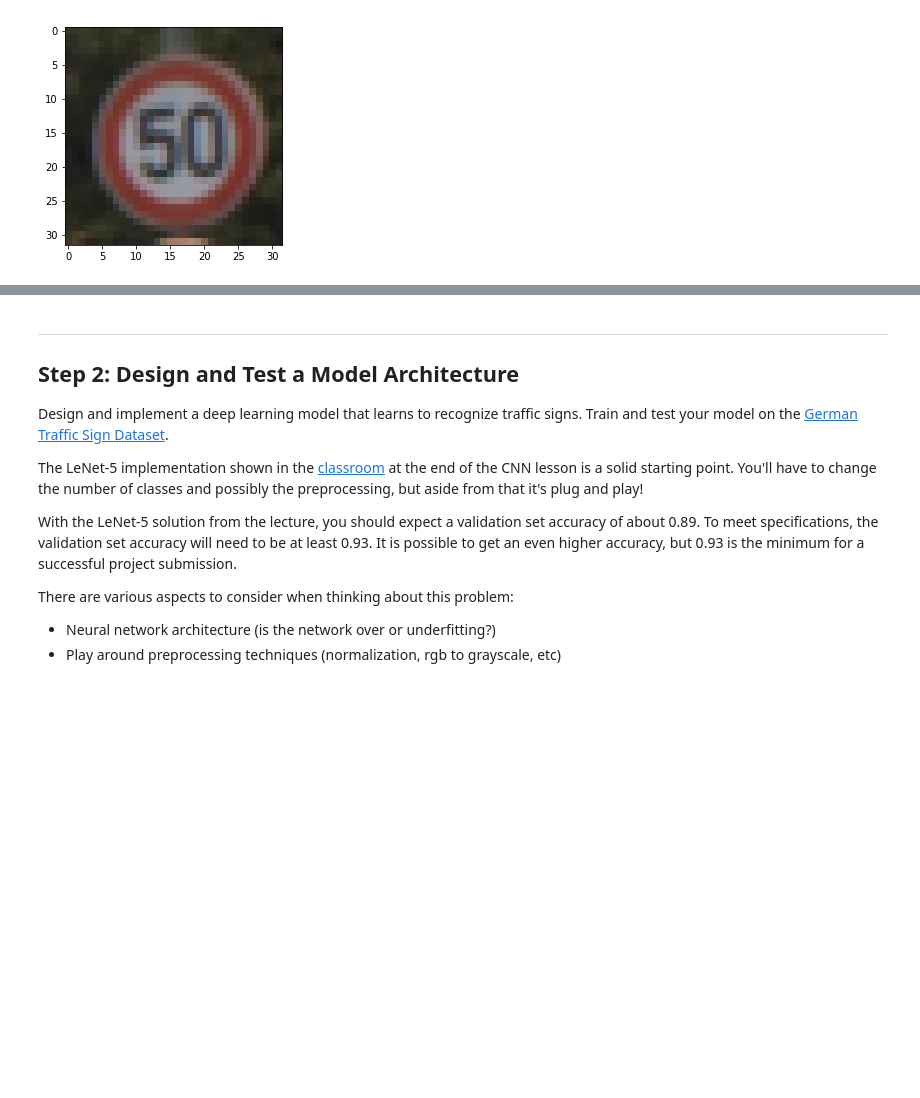
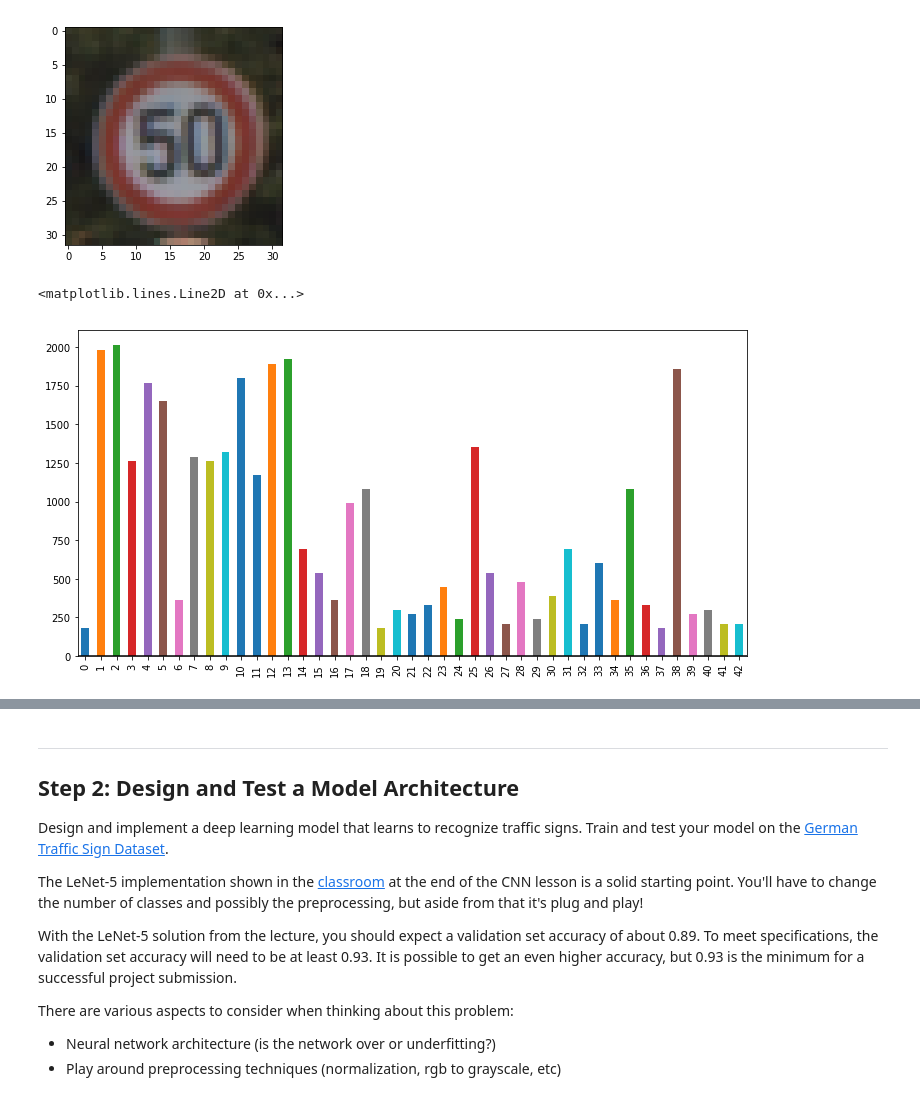
Before and after one commit to psatyanIITBBS/P2_Test1, a Jupyter notebook: Traffic_Sign_Classifier.ipynb, the cells around one changed output, grey strips where cells are left out. Cells and saved outputs as stored; diff of their text form; code cells hidden in the pictures; blank space fills up the shorter version.

```diff
--- a/Traffic_Sign_Classifier.ipynb
+++ b/Traffic_Sign_Classifier.ipynb
@@ -131,0 +141,7 @@ This belongs to the class:  2
+# %%
+df = pd.DataFrame([temp])
+plt.figure(figsize=(12,6))
+df.iloc[0].plot.bar(x=None); plt.axhline(0, color='k')
+# %% [output]
+<matplotlib.lines.Line2D at 0x...>
+[figure, added]
```
Also changed, not shown: parts of 17 cells of this notebook.
